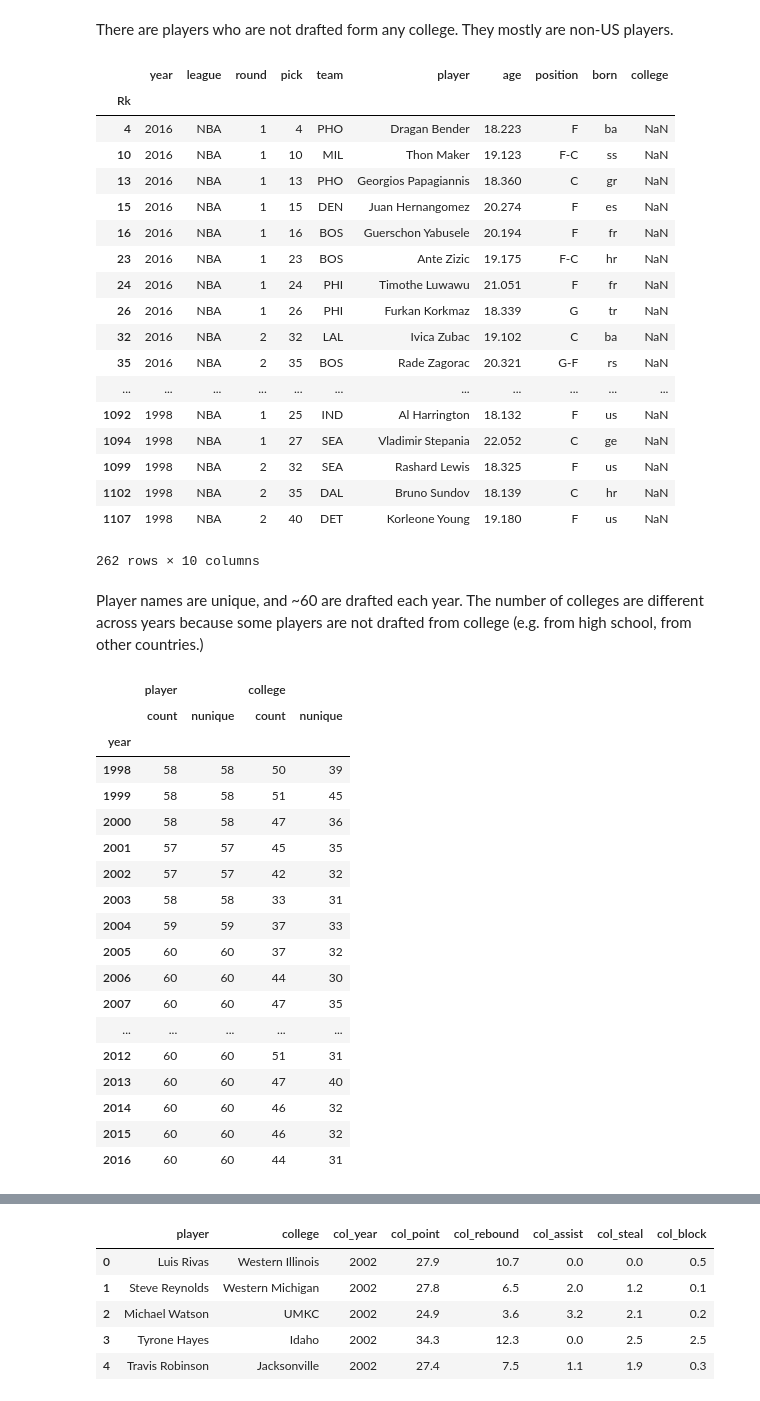
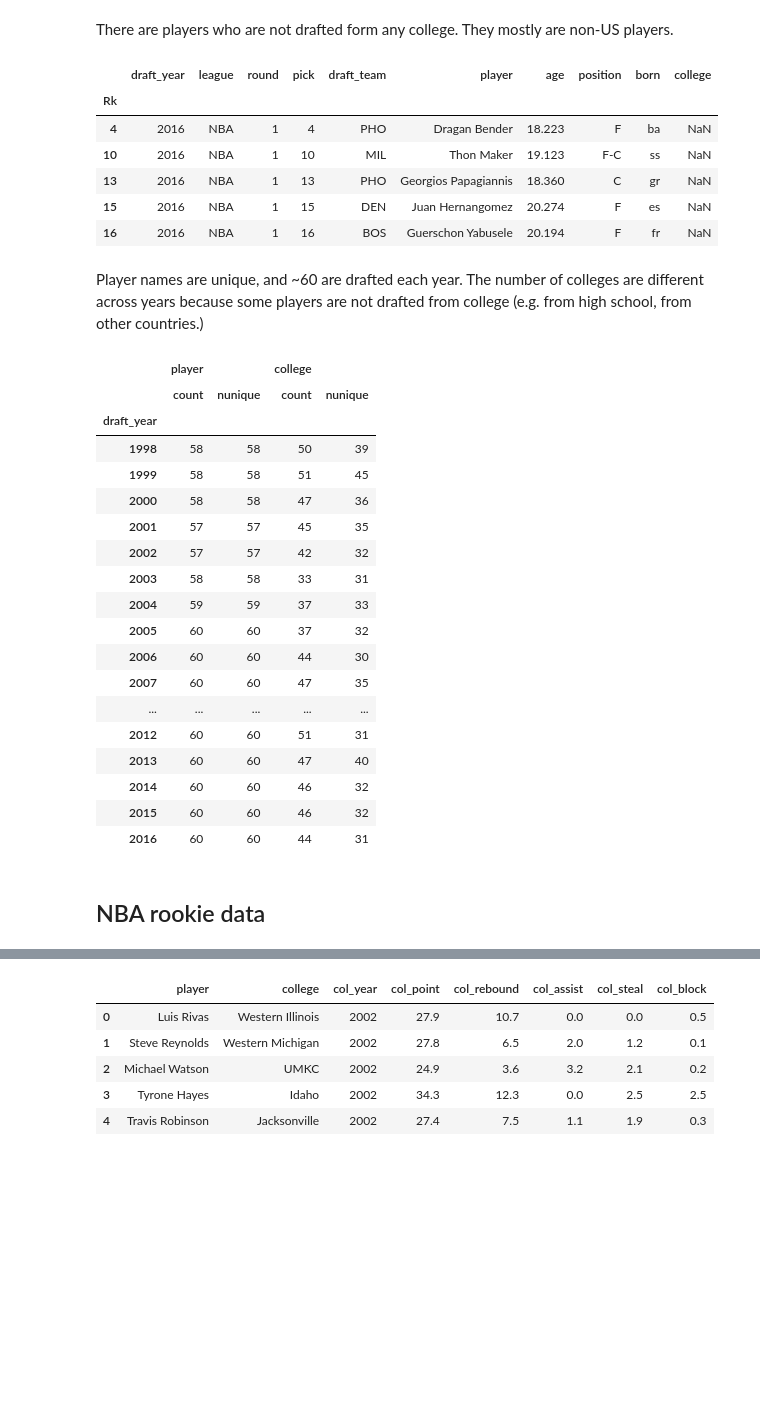
Before and after one commit to LaDilettante/cs316_nba, a Jupyter notebook: code/Predictive model for NBA performance.ipynb, the cells around one changed output, grey strips where cells are left out. Drawn from its saved outputs; the diff is of its cells as text; code cells hidden in the pictures; blank space fills up the shorter version.

Commit message:
take closer look at missing data

```diff
--- a/code/Predictive model for NBA performance.ipynb
+++ b/code/Predictive model for NBA performance.ipynb
@@ -11,9 +17,10 @@ from plotnine import *
 # %%
 df_draft_raw = pd.read_csv("../data/draft.csv", index_col=0)
 # %%
-df_draft = (df_draft_raw.rename(columns={'Lg': 'league', 'Rd': 'round',
-                                         'Pk': 'pick', 'Tm': 'team', 'Pos': 'position'})
-              .assign(Player = lambda x: x.Player.str.split('\\').str.get(0)))
+df_draft = (df_draft_raw
+                .rename(columns={'Year': 'draft_year', 'Lg': 'league', 'Rd': 'round',
+                                         'Pk': 'pick', 'Tm': 'draft_team', 'Pos': 'position'})
+                .assign(Player = lambda x: x.Player.str.split('\\').str.get(0)))
 df_draft.columns = df_draft.columns.str.lower()
 # %%
 df_draft.head()
@@ -34,35 +41,23 @@ There are 19 years, 37 teams, 1122 players
 # %% [markdown]
 There are players who are not drafted form any college. They mostly are non-US players.
 # %%
-df_draft.loc[pd.isnull(df_draft.college), :]
+df_draft.loc[pd.isnull(df_draft.college), :].head()
 # %% [output]
-|  | year | league | round | pick | team | player | age | position | born | college |
+|  | draft_year | league | round | pick | draft_team | player | age | position | born | college |
 | Rk |  |  |  |  |  |  |  |  |  |  |
 | 4 | 2016 | NBA | 1 | 4 | PHO | Dragan Bender | 18.223 | F | ba | NaN |
 | 10 | 2016 | NBA | 1 | 10 | MIL | Thon Maker | 19.123 | F-C | ss | NaN |
 | 13 | 2016 | NBA | 1 | 13 | PHO | Georgios Papagiannis | 18.360 | C | gr | NaN |
 | 15 | 2016 | NBA | 1 | 15 | DEN | Juan Hernangomez | 20.274 | F | es | NaN |
 | 16 | 2016 | NBA | 1 | 16 | BOS | Guerschon Yabusele | 20.194 | F | fr | NaN |
-| 23 | 2016 | NBA | 1 | 23 | BOS | Ante Zizic | 19.175 | F-C | hr | NaN |
-| 24 | 2016 | NBA | 1 | 24 | PHI | Timothe Luwawu | 21.051 | F | fr | NaN |
-| 26 | 2016 | NBA | 1 | 26 | PHI | Furkan Korkmaz | 18.339 | G | tr | NaN |
-| 32 | 2016 | NBA | 2 | 32 | LAL | Ivica Zubac | 19.102 | C | ba | NaN |
-| 35 | 2016 | NBA | 2 | 35 | BOS | Rade Zagorac | 20.321 | G-F | rs | NaN |
-| ... | ... | ... | ... | ... | ... | ... | ... | ... | ... | ... |
-| 1092 | 1998 | NBA | 1 | 25 | IND | Al Harrington | 18.132 | F | us | NaN |
-| 1094 | 1998 | NBA | 1 | 27 | SEA | Vladimir Stepania | 22.052 | C | ge | NaN |
-| 1099 | 1998 | NBA | 2 | 32 | SEA | Rashard Lewis | 18.325 | F | us | NaN |
-| 1102 | 1998 | NBA | 2 | 35 | DAL | Bruno Sundov | 18.139 | C | hr | NaN |
-| 1107 | 1998 | NBA | 2 | 40 | DET | Korleone Young | 19.180 | F | us | NaN |
-262 rows × 10 columns
 # %% [markdown]
 Player names are unique, and ~60 are drafted each year. The number of colleges are different across years because some players are not drafted from college (e.g. from high school, from other countries.)
 # %%
-df_draft.groupby('year')['player', 'college'].agg(['count', 'nunique'])
+df_draft.groupby('draft_year')['player', 'college'].agg(['count', 'nunique'])
 # %% [output]
 |  | player |  | college |  |
 |  | count | nunique | count | nunique |
-| year |  |  |  |  |
+| draft_year |  |  |  |  |
 | 1998 | 58 | 58 | 50 | 39 |
 | 1999 | 58 | 58 | 51 | 45 |
 | 2000 | 58 | 58 | 47 | 36 |
@@ -79,6 +74,8 @@ df_draft.groupby('year')['player', 'college'].agg(['count', 'nunique'])
 | 2014 | 60 | 60 | 46 | 32 |
 | 2015 | 60 | 60 | 46 | 32 |
 | 2016 | 60 | 60 | 44 | 31 |
+# %% [markdown]
+## NBA rookie data
 # %%
 df_nba_raw = pd.read_csv("../data/nbarookiedata.csv", skiprows=1, index_col=0)
 # %%
```
Also changed, not shown: parts of 25 cells of this notebook, 1 other file.
